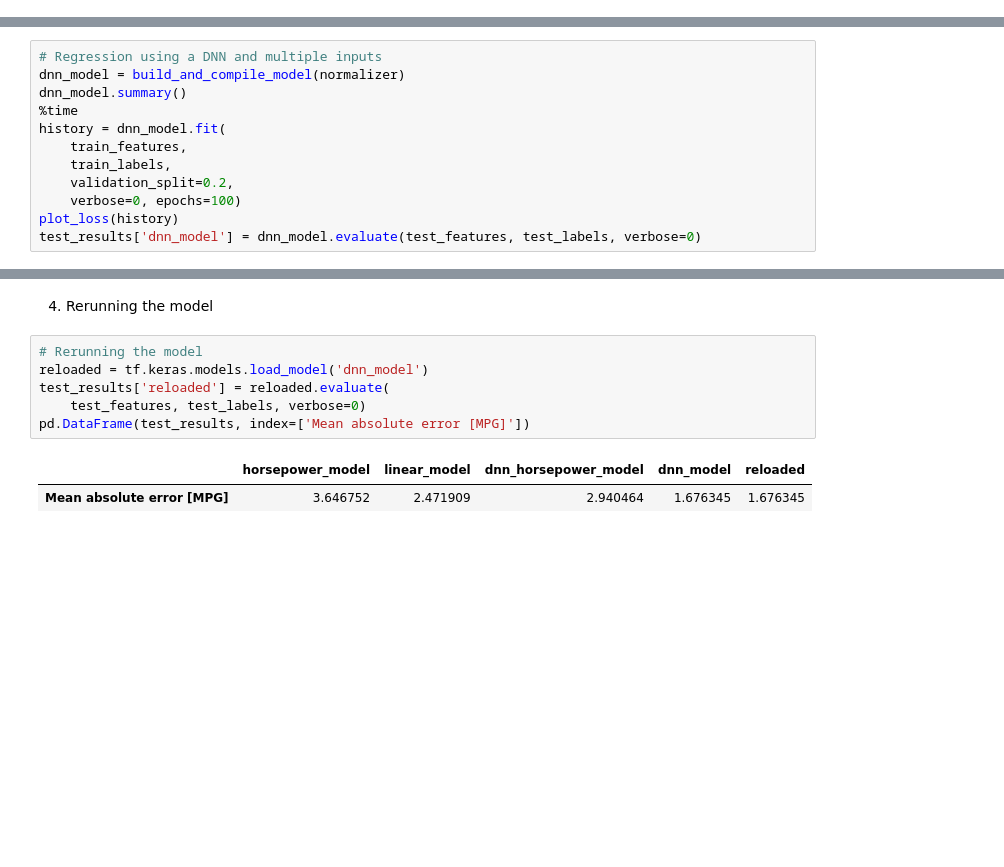
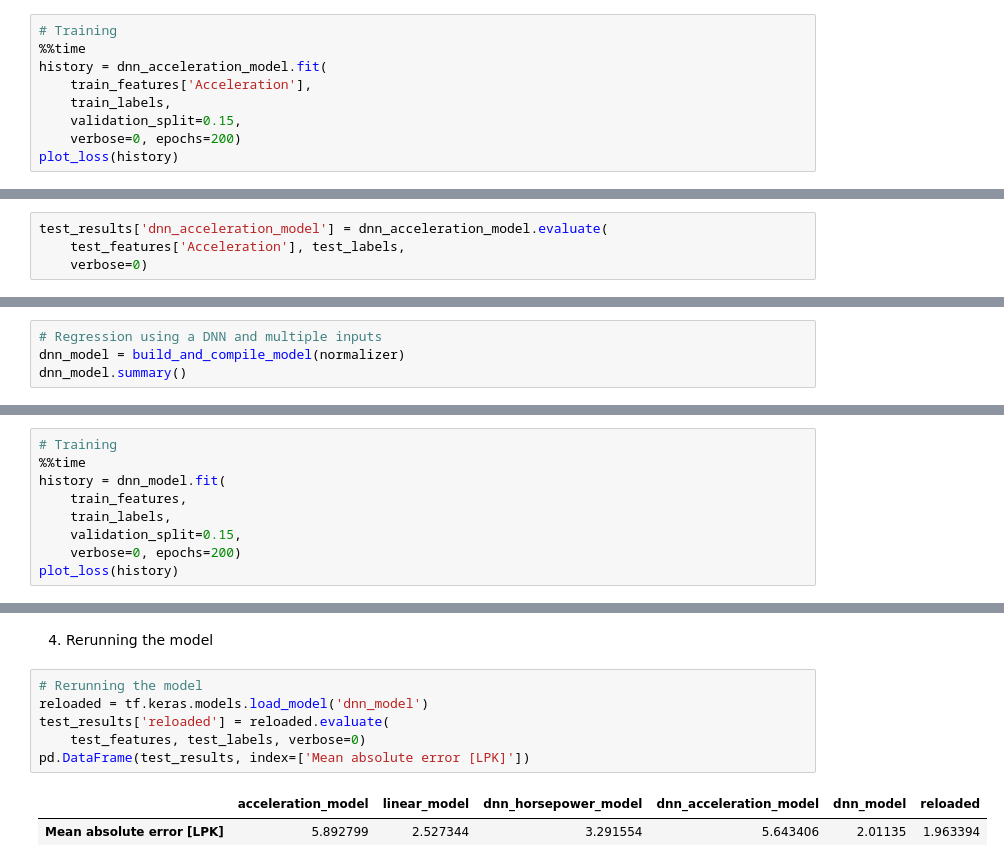
Before and after one commit to SuperYoungCoder/Machine-Learning-with-Python-Tensorflow, a Jupyter notebook: linear_regression.ipynb, the cells around one changed output, grey strips where cells are left out. Drawn from its saved outputs; the diff is of its cells as text; blank space fills up the shorter version.

```diff
--- a/linear_regression.ipynb
+++ b/linear_regression.ipynb
@@ -295,0 +394,9 @@ Wall time: 9.3 µs
+# %%
+# Training
+%%time
+history = dnn_acceleration_model.fit(
+    train_features['Acceleration'],
+    train_labels,
+    validation_split=0.15,
+    verbose=0, epochs=200)
+plot_loss(history)
@@ -296,15 +413,11 @@ Wall time: 9.3 µs
+# %%
+test_results['dnn_acceleration_model'] = dnn_acceleration_model.evaluate(
+    test_features['Acceleration'], test_labels,
+    verbose=0)
 # %% [markdown]
 2. Regression using a DNN and multiple inputs
 # %%
 # Regression using a DNN and multiple inputs
 dnn_model = build_and_compile_model(normalizer)
 dnn_model.summary()
-%time
-history = dnn_model.fit(
-    train_features,
-    train_labels,
-    validation_split=0.2,
-    verbose=0, epochs=100)
-plot_loss(history)
-test_results['dnn_model'] = dnn_model.evaluate(test_features, test_labels, verbose=0)
 # %% [output]
@@ -331,0 +442,9 @@ Wall time: 7.87 µs
+# %%
+# Training
+%%time
+history = dnn_model.fit(
+    train_features,
+    train_labels,
+    validation_split=0.15,
+    verbose=0, epochs=200)
+plot_loss(history)
@@ -374,9 +499,9 @@ INFO:tensorflow:Assets written to: dnn_model/assets
 # %%
 # Rerunning the model
 reloaded = tf.keras.models.load_model('dnn_model')
 test_results['reloaded'] = reloaded.evaluate(
 	test_features, test_labels, verbose=0)
-pd.DataFrame(test_results, index=['Mean absolute error [MPG]'])
+pd.DataFrame(test_results, index=['Mean absolute error [LPK]'])
 # %% [output]
-|  | horsepower_model | linear_model | dnn_horsepower_model | dnn_model | reloaded |
-| Mean absolute error [MPG] | 3.646752 | 2.471909 | 2.940464 | 1.676345 | 1.676345 |
+|  | acceleration_model | linear_model | dnn_horsepower_model | dnn_acceleration_model | dnn_model | reloaded |
+| Mean absolute error [LPK] | 5.892799 | 2.527344 | 3.291554 | 5.643406 | 2.01135 | 1.963394 |
```
Also changed, not shown: parts of 32 cells of this notebook.
